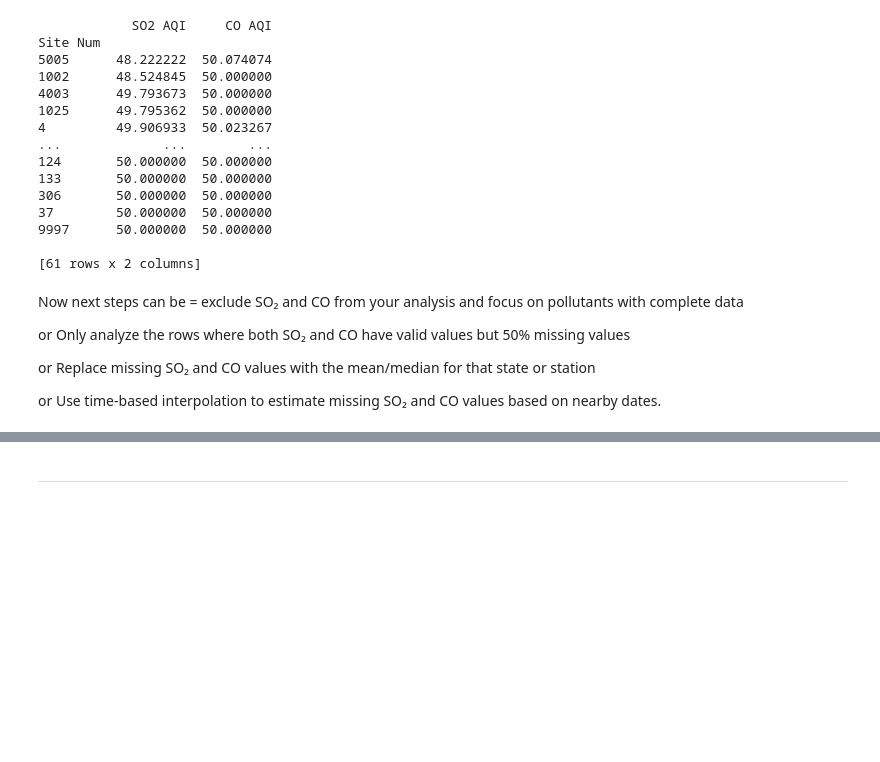
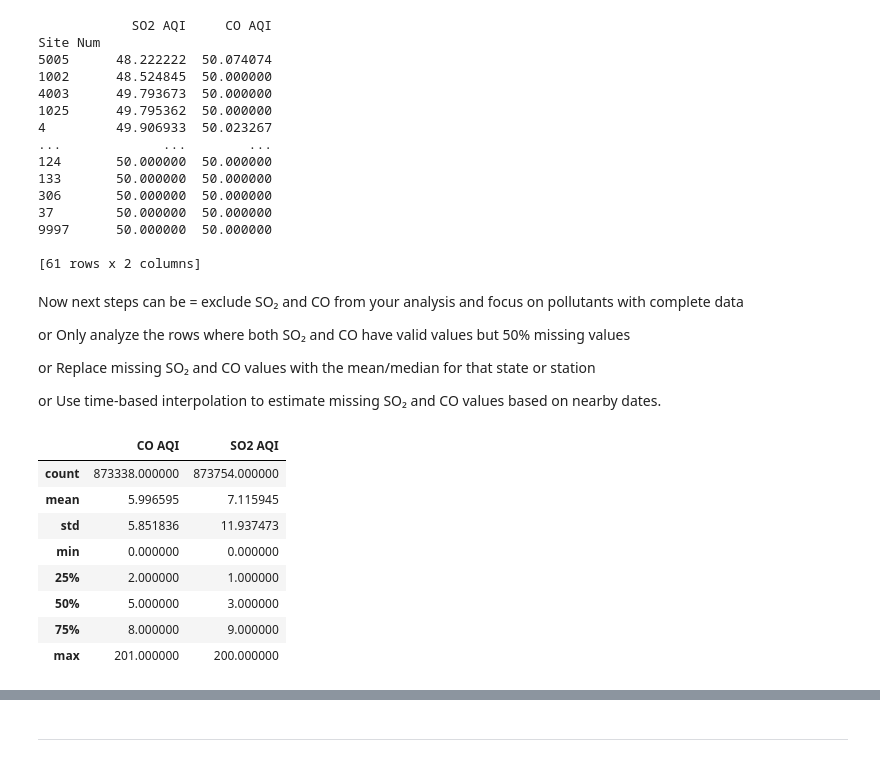
Before and after one commit to tamikamqhum/March_Team_Project, a Jupyter notebook: jupyter_notebooks/Notebook_Template.ipynb, the cells around one changed output, grey strips where cells are left out. Saved outputs shown, nothing was run; the diff lists cells and outputs as text; code cells hidden in the pictures; blank space fills up the shorter version.

```diff
--- a/jupyter_notebooks/Notebook_Template.ipynb
+++ b/jupyter_notebooks/Notebook_Template.ipynb
@@ -306,3 +306,16 @@ or Only analyze the rows where both SO₂ and CO have valid values but 50% missi
 or Replace missing SO₂ and CO values with the mean/median for that state or station
 
 or Use time-based interpolation to estimate missing SO₂ and CO values based on nearby dates.
+# %%
+pollution[["CO AQI", "SO2 AQI"]].describe()
+# checking for the values
+# %% [output]
+|  | CO AQI | SO2 AQI |
+| count | 873338.000000 | 873754.000000 |
+| mean | 5.996595 | 7.115945 |
+| std | 5.851836 | 11.937473 |
+| min | 0.000000 | 0.000000 |
+| 25% | 2.000000 | 1.000000 |
+| 50% | 5.000000 | 3.000000 |
+| 75% | 8.000000 | 9.000000 |
+| max | 201.000000 | 200.000000 |
```
Also changed, not shown: parts of 6 cells of this notebook.
